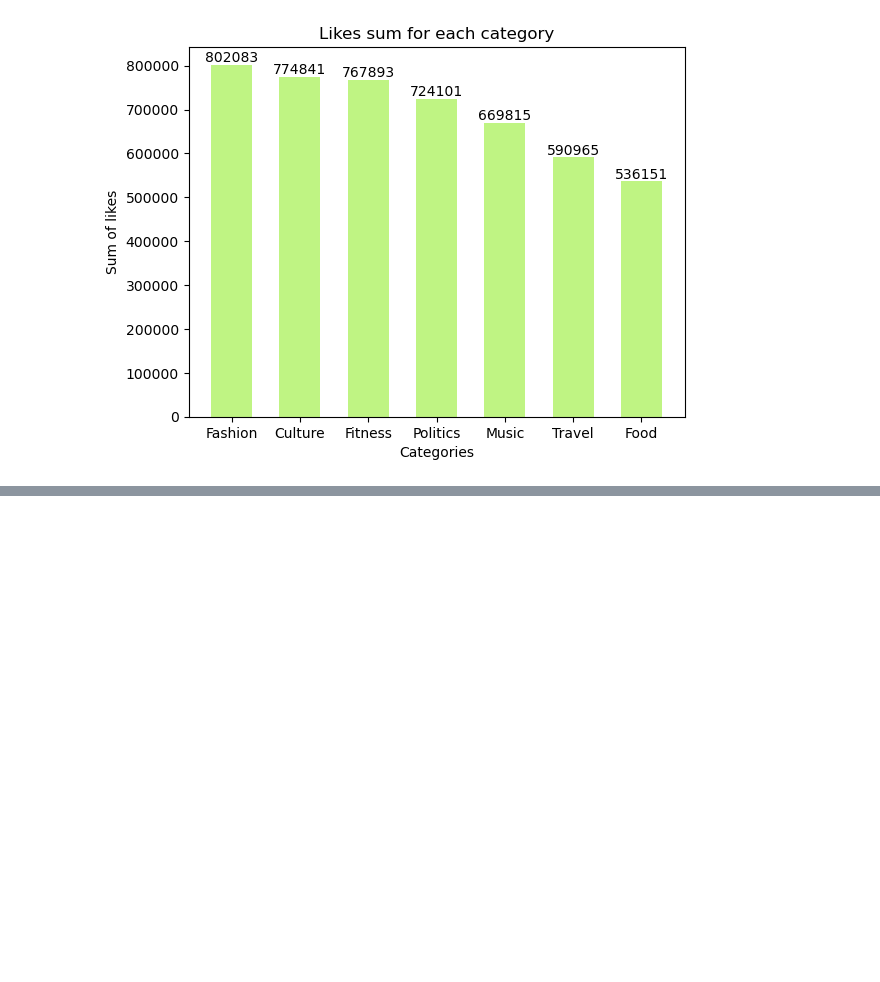
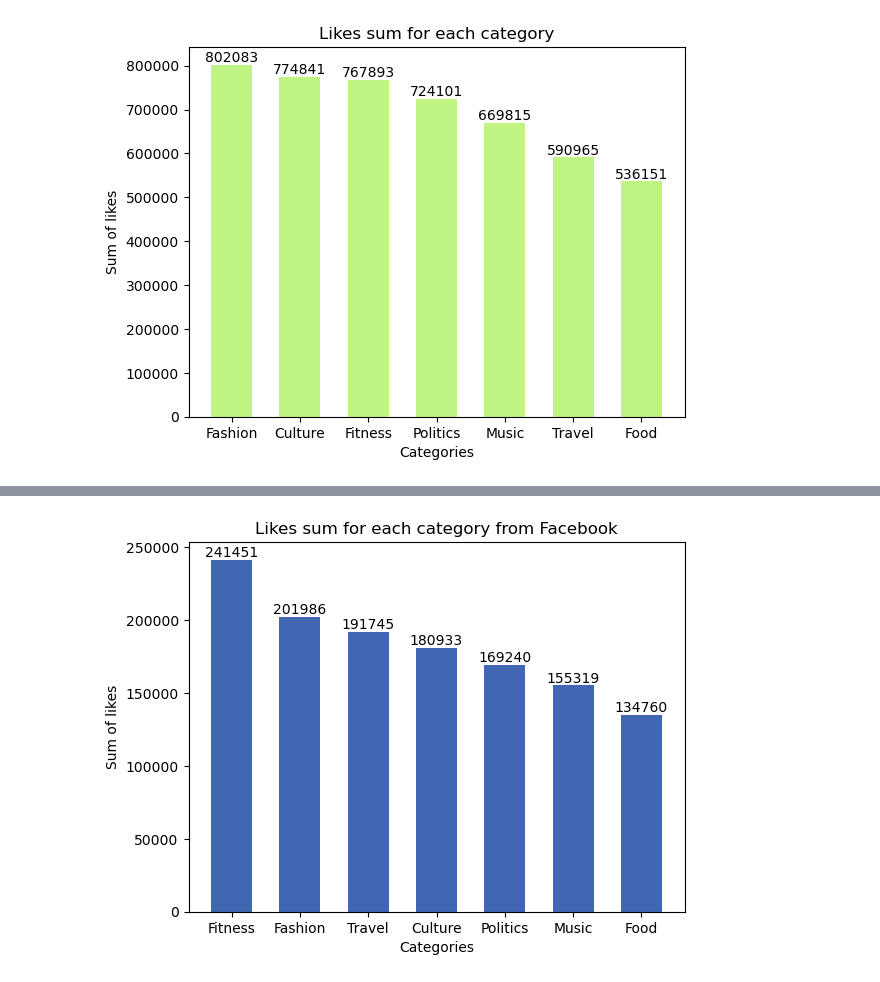
Before and after one commit to Lanaax/first-data-analysis, a Jupyter notebook: Clean and analyze social media usage data with Python - Lana.ipynb, the cells around one changed output, grey strips where cells are left out. Saved outputs shown, nothing was run; the diff lists cells and outputs as text; code cells hidden in the pictures; blank space fills up the shorter version.

```diff
--- a/Clean and analyze social media usage data with Python - Lana.ipynb
+++ b/Clean and analyze social media usage data with Python - Lana.ipynb
@@ -74,8 +74,7 @@ Since our dataset doesn't need to be cleaned, we can start analyzing it by simpl
 The first operation that we'll use is groupby, which combines our data and makes it's easier to work with.<br>
 First of all, we'll groupby by Categories and sum Likes columns to summarize our data. Transforming the resulting Series in a DataFrame makes it's easier to understand and visualize the results.
 # %%
-sum_likes = df.groupby('Category')['Likes'].sum()
-sum_likes = pd.DataFrame(sum_likes)
+sum_likes = pd.DataFrame(df.groupby('Category')['Likes'].sum())
 sum_likes.sort_values(by='Likes', ascending=False, inplace=True)
 sum_likes
 # %% [output]
@@ -94,0 +92,12 @@ Since we have a categorical variable, Category, and a numerical variable, Likes,
+# %%
+facebook_data = df[df['Social Media']=='Facebook'] #Data from Facebook
+x_twitter_data = df[df['Social Media']=='X (former Twitter)'] #Data from X (former Twitter)
+threads_data = df[df['Social Media']=='Threads'] #Data from Threads
+instagram_data = df[df['Social Media']=='Instagram'] #Data from Instagram
+
+#Here we'll transform series into dataframes for better visualization (persnoally, I don't like series visualization)
+facebook_slikes = pd.DataFrame(facebook_data.groupby('Category')['Likes'].sum())
+x_twitter_slikes = pd.DataFrame(x_twitter_data.groupby('Category')['Likes'].sum())
+threads_slikes = pd.DataFrame(threads_data.groupby('Category')['Likes'].sum())
+instagram_slikes = pd.DataFrame(instagram_data.groupby('Category')['Likes'].sum())
+instagram_slikes
@@ -104,0 +134,12 @@ plt.show()
+# %%
+#Facebook data
+facebook_slikes.sort_values(by='Likes', ascending=False, inplace=True)
+plt.bar(facebook_slikes.index, facebook_slikes['Likes'], width=0.6, color='#4267B2')
+plt.xlabel('Categories')
+plt.ylabel('Sum of likes')
+plt.title('Likes sum for each category from Facebook')
+for i, value in enumerate(facebook_slikes['Likes']):
+    plt.text(facebook_slikes.index[i], value, str(value), ha='center', va='bottom')
+plt.show()
+# %% [output]
+[figure, added]
```
Also changed, not shown: parts of 9 cells of this notebook.
